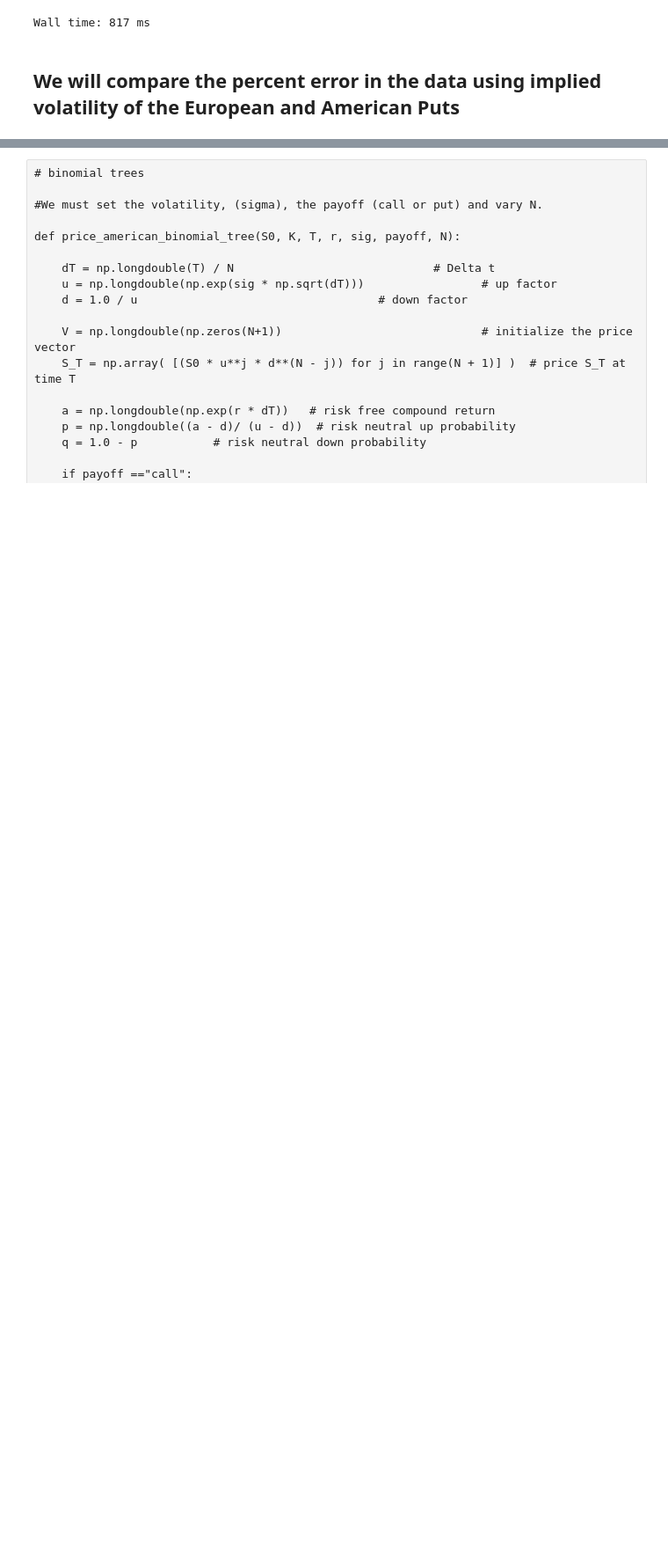
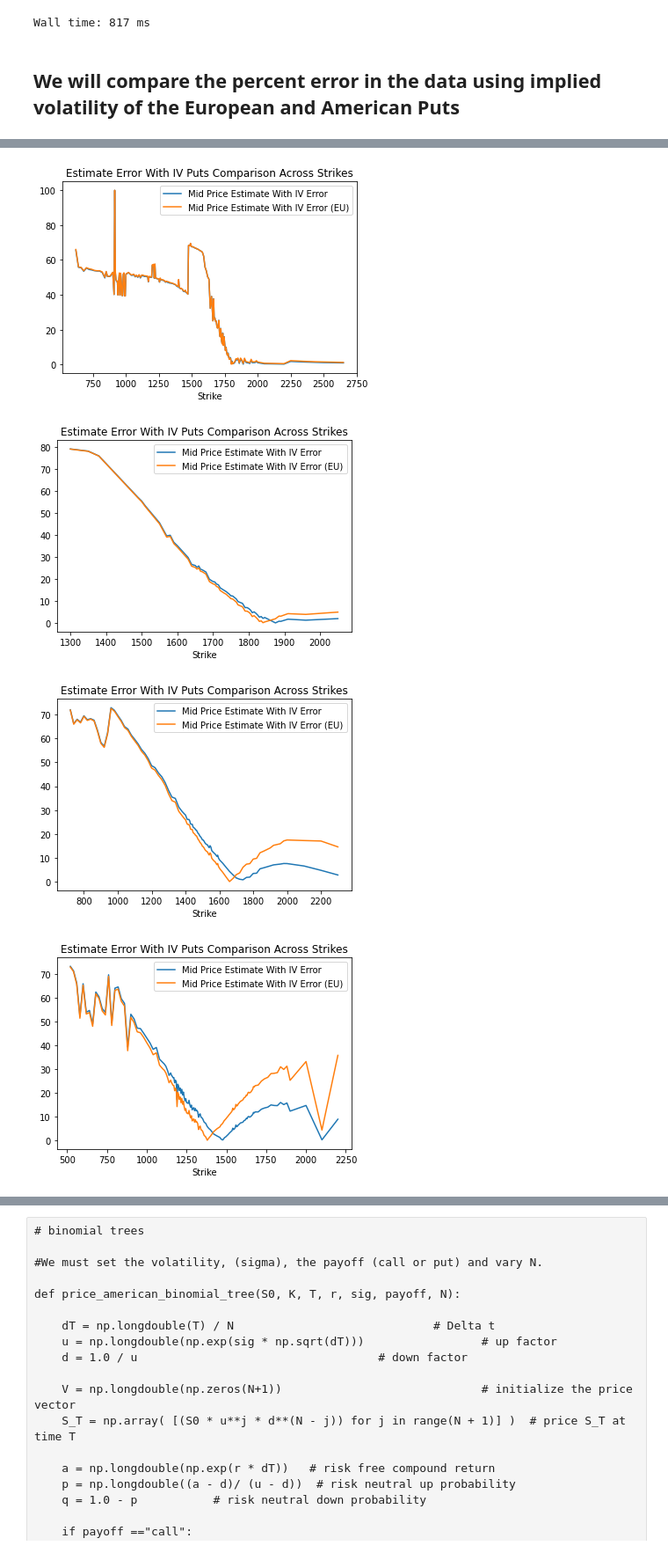
Before and after one commit to Maosef/options_pricing, a Jupyter notebook: option pricing active_clean.ipynb, the cells around one changed output, grey strips where cells are left out. Shown at 88% size. Saved outputs shown, nothing was run; the diff lists cells and outputs as text; code cells hidden in the pictures; blank space fills up the shorter version.

```diff
--- a/option pricing active_clean.ipynb
+++ b/option pricing active_clean.ipynb
@@ -810,0 +792,9 @@ for i in range(0,5):
+# %%
+for i in range(0,5):
+    #american_put_estimates[i].plot(x='Strike',y=['Mid Price Estimate With IV Error','Last Price Estimate With IV Error'],title='Estimate Error With IV for American Puts Across Strikes')
+    american_put_estimates[i].plot(x='Strike',y=['Mid Price Estimate With IV Error', 'Mid Price Estimate With IV Error (EU)'],title='Estimate Error With IV Puts Comparison Across Strikes')
+# %% [output]
+[figure, added]
+[figure, added]
+[figure, added]
+[figure, added]
```
Also changed, not shown: parts of 3 cells of this notebook, 2 other files.
